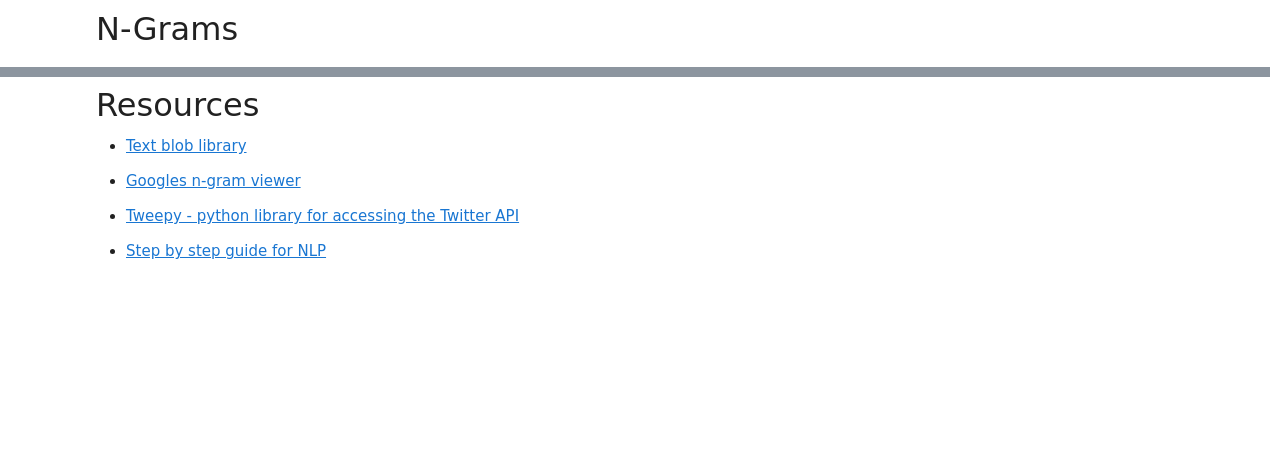
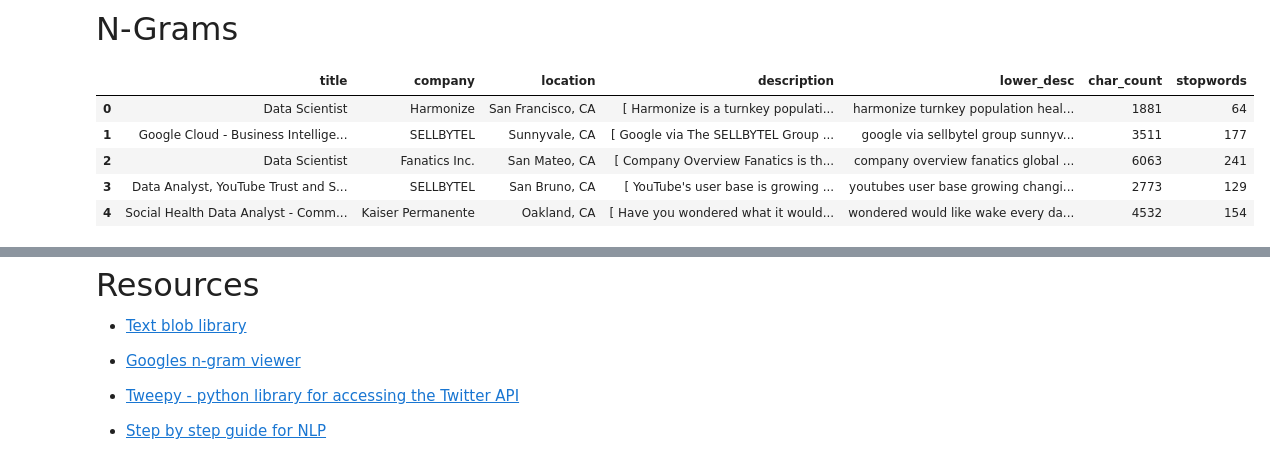
Before and after one commit to Amberlynnyandow/study-group-content, a Jupyter notebook: module_4/week_3/NLP.ipynb, the cells around one changed output, grey strips where cells are left out. Drawn from its saved outputs; the diff is of its cells as text; code cells hidden in the pictures; blank space fills up the shorter version.

```diff
--- a/module_4/week_3/NLP.ipynb
+++ b/module_4/week_3/NLP.ipynb
@@ -181,3 +343,12 @@ print('\nSummed values of a phrase: %0.1f' % total)
 # %% [markdown]
 <font face="script" size="6" color="scarlet">N-Grams</font>
+# %%
+df.head()
+# %% [output]
+|  | title | company | location | description | lower_desc | char_count | stopwords |
+| 0 | Data Scientist | Harmonize | San Francisco, CA | [ Harmonize is a turnkey populati... | harmonize turnkey population heal... | 1881 | 64 |
+| 1 | Google Cloud - Business Intellige... | SELLBYTEL | Sunnyvale, CA | [ Google via The SELLBYTEL Group ... | google via sellbytel group sunnyv... | 3511 | 177 |
+| 2 | Data Scientist | Fanatics Inc. | San Mateo, CA | [ Company Overview Fanatics is th... | company overview fanatics global ... | 6063 | 241 |
+| 3 | Data Analyst, YouTube Trust and S... | SELLBYTEL | San Bruno, CA | [ YouTube's user base is growing ... | youtubes user base growing changi... | 2773 | 129 |
+| 4 | Social Health Data Analyst - Comm... | Kaiser Permanente | Oakland, CA | [ Have you wondered what it would... | wondered would like wake every da... | 4532 | 154 |
 # %%
```
Also changed, not shown: parts of 28 cells of this notebook, 4 other files.
